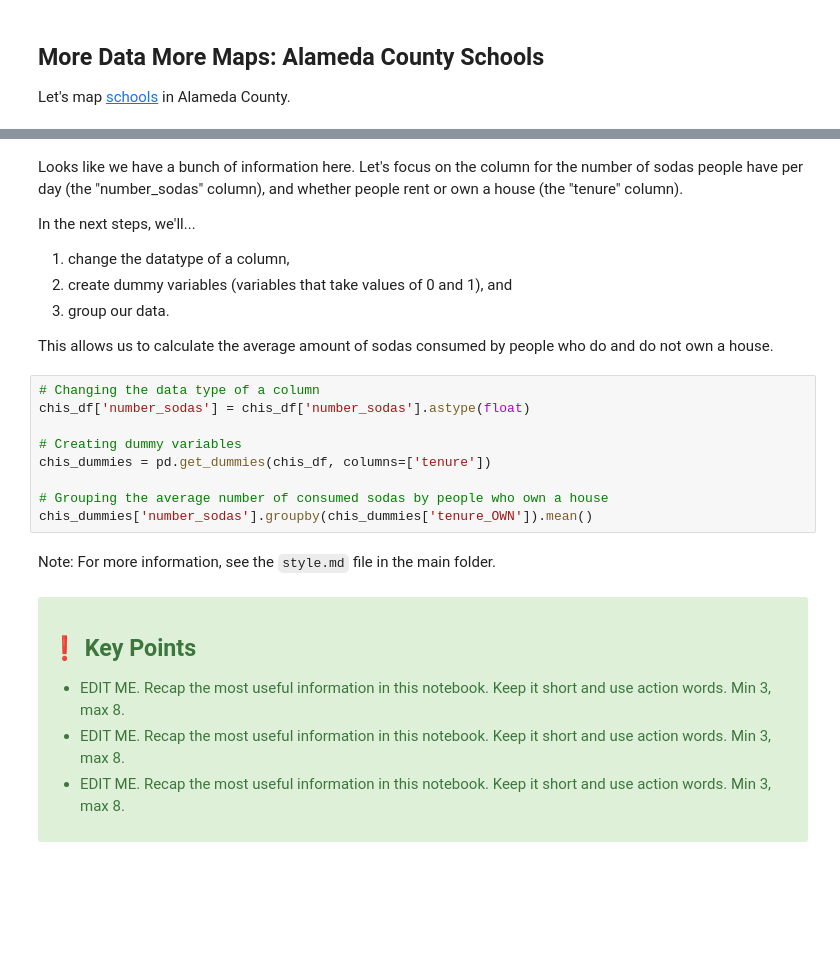
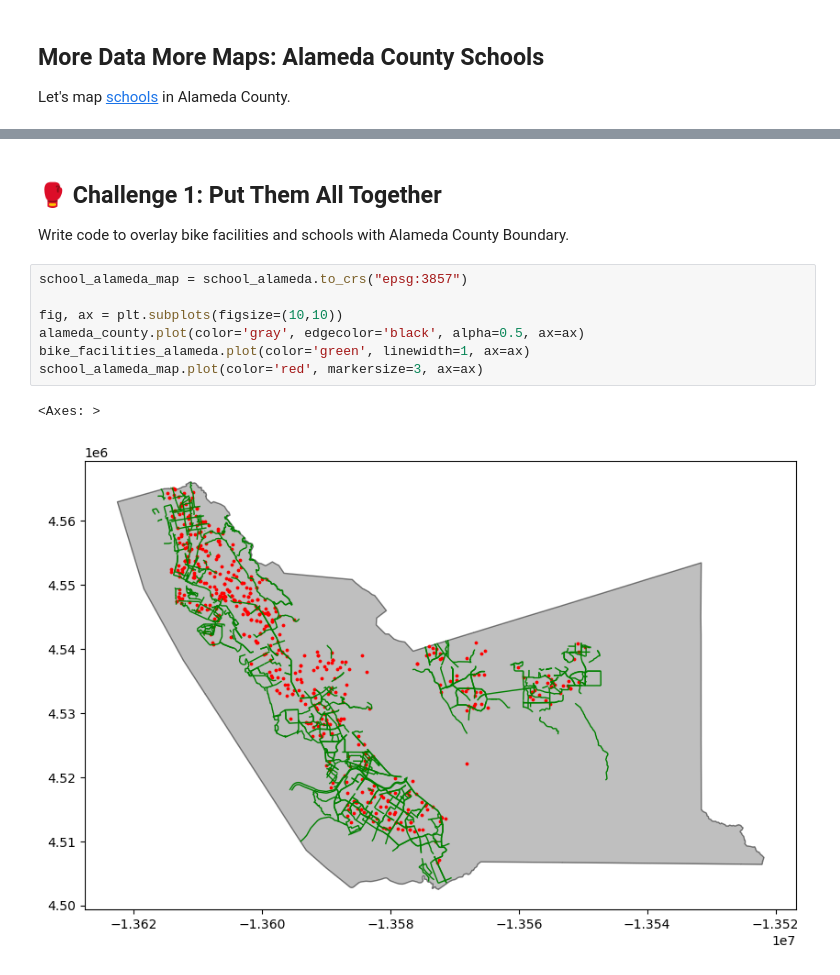
Before and after one commit to dlab-berkeley/Python-Geospatial-Fundamentals, a Jupyter notebook: lessons/1_Spatial_Dataframes.ipynb, the cells around one changed output, grey strips where cells are left out. Drawn from its saved outputs; the diff is of its cells as text; blank space fills up the shorter version.

Commit message:
update notebook 1

```diff
--- a/lessons/1_Spatial_Dataframes.ipynb
+++ b/lessons/1_Spatial_Dataframes.ipynb
@@ -554,30 +435,14 @@ chis_df.head()
-# %% [markdown]
-Looks like we have a bunch of information here. Let's focus on the column for the number of sodas people have per day (the "number_sodas" column), and whether people rent or own a house (the "tenure" column).
-
-In the next steps, we'll...
-1. change the datatype of a column,
-2. create dummy variables (variables that take values of 0 and 1), and
-3. group our data.
-
-This allows us to calculate the average amount of sodas consumed by people who do and do not own a house.
-# %%
-# Changing the data type of a column
-chis_df['number_sodas'] = chis_df['number_sodas'].astype(float)
-
-# Creating dummy variables
-chis_dummies = pd.get_dummies(chis_df, columns=['tenure'])
-
-# Grouping the average number of consumed sodas by people who own a house
-chis_dummies['number_sodas'].groupby(chis_dummies['tenure_OWN']).mean()
-# %% [markdown]
-Note: For more information, see the `style.md` file in the main folder.
-# %% [markdown]
-<div class="alert alert-success">
-
-## ❗ Key Points
-
-* EDIT ME. Recap the most useful information in this notebook. Keep it short and use action words. Min 3, max 8.
-* EDIT ME. Recap the most useful information in this notebook. Keep it short and use action words. Min 3, max 8.
-* EDIT ME. Recap the most useful information in this notebook. Keep it short and use action words. Min 3, max 8.
-
-</div>
+# %% [markdown]
+## 🥊 Challenge 1: Put Them All Together
+
+Write code to overlay bike facilities and schools with Alameda County Boundary.
+# %%
+school_alameda_map = school_alameda.to_crs("epsg:3857")
+
+fig, ax = plt.subplots(figsize=(10,10))
+alameda_county.plot(color='gray', edgecolor='black', alpha=0.5, ax=ax)
+bike_facilities_alameda.plot(color='green', linewidth=1, ax=ax)
+school_alameda_map.plot(color='red', markersize=3, ax=ax)
+# %% [output]
+<Axes: >
+[figure, added]
```
Also changed, not shown: parts of 19 cells of this notebook.
